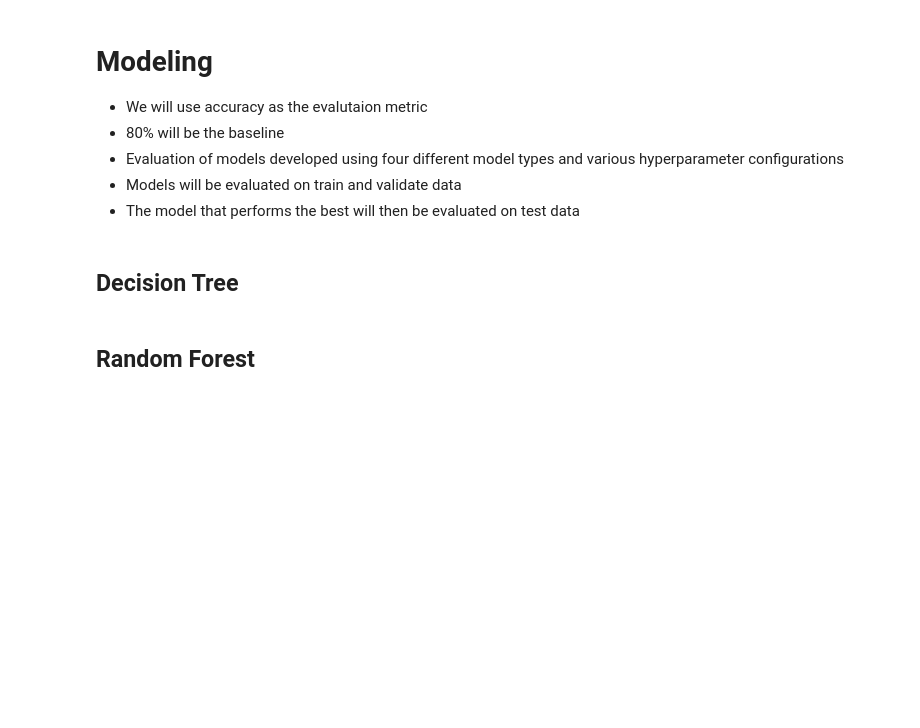
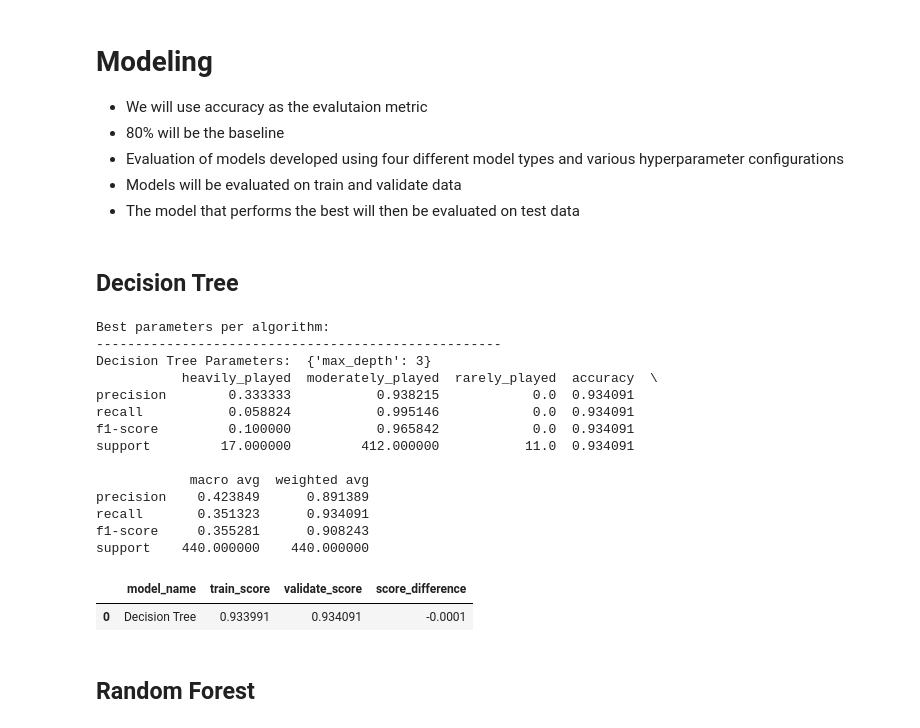
Before and after one commit to Estimating-steam-hours/Steam-Hours-Capstone, a Jupyter notebook: final_notebook.ipynb, the cells around one changed output. Cells and saved outputs as stored; diff of their text form; code cells hidden in the pictures; blank space fills up the shorter version.

```diff
--- a/final_notebook.ipynb
+++ b/final_notebook.ipynb
@@ -212,6 +217,25 @@ e.free_to_play(train)
 ## Decision Tree
 # %%
 # get Decision Tree results
+scores = m.get_decision_tree_results(x_train, y_train, x_validate, y_validate, depth_list, scores)
+scores
+# %% [output]
+Best parameters per algorithm:
+----------------------------------------------------
+Decision Tree Parameters:  {'max_depth': 3}
+           heavily_played  moderately_played  rarely_played  accuracy  \
+precision        0.333333           0.938215            0.0  0.934091
+recall           0.058824           0.995146            0.0  0.934091
+f1-score         0.100000           0.965842            0.0  0.934091
+support         17.000000         412.000000           11.0  0.934091
+
+            macro avg  weighted avg
+precision    0.423849      0.891389
+recall       0.351323      0.934091
+f1-score     0.355281      0.908243
+support    440.000000    440.000000
+|  | model_name | train_score | validate_score | score_difference |
+| 0 | Decision Tree | 0.933991 | 0.934091 | -0.0001 |
 # %% [markdown]
 ## Random Forest
 # %%
```
Also changed, not shown: parts of 10 cells of this notebook.
